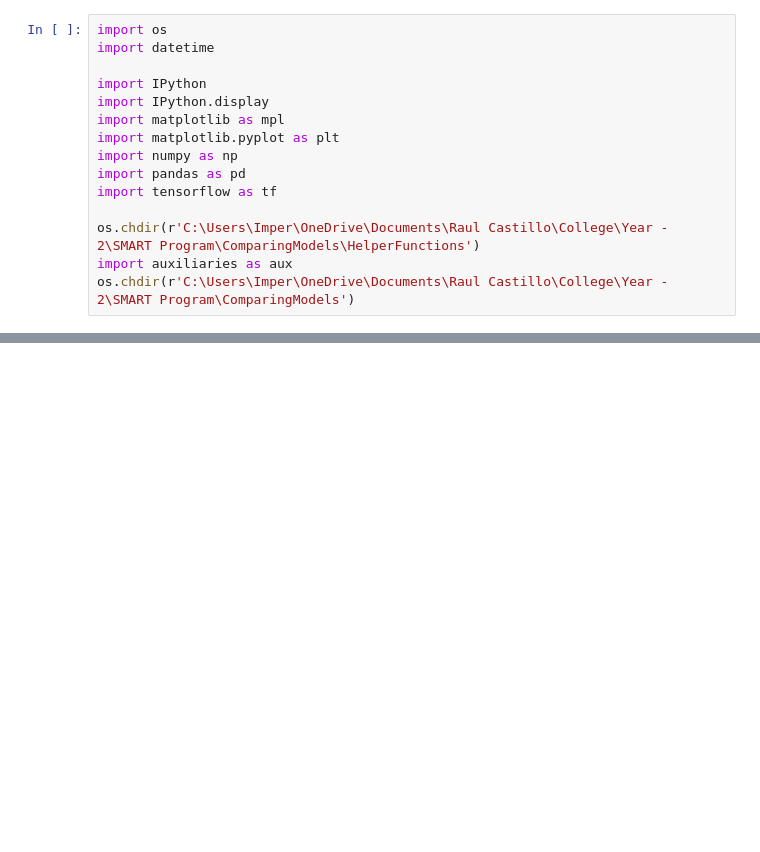
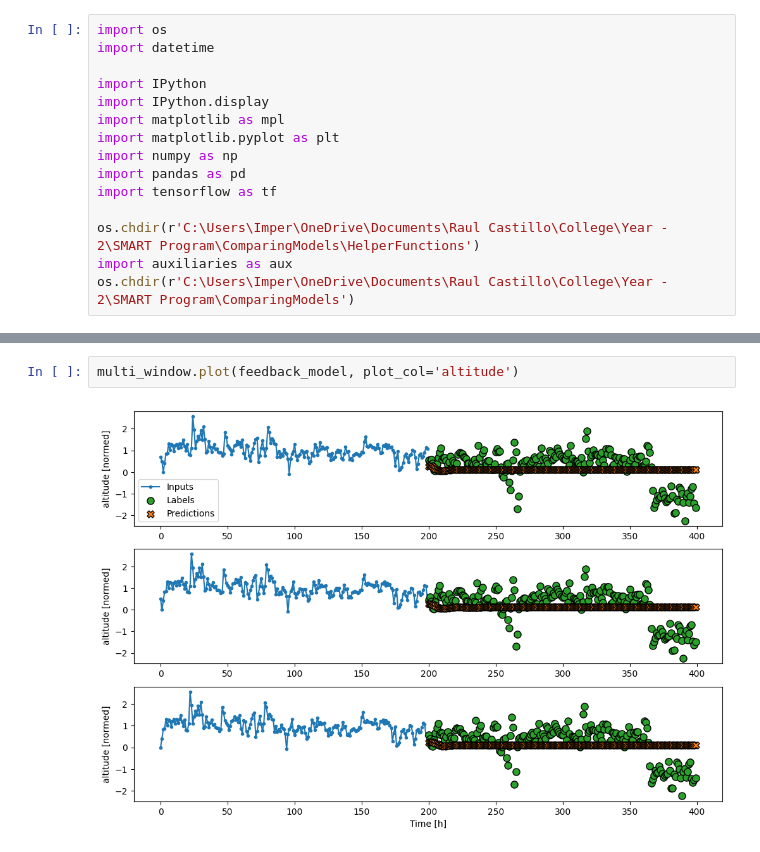
Before and after one commit to RaulCastillo547/TelepresentNature-ComparingModels, a Jupyter notebook: Model Creation/making_models.ipynb, the cells around one changed output, grey strips where cells are left out. Cells and saved outputs as stored; diff of their text form; blank space fills up the shorter version.

```diff
--- a/Model Creation/making_models.ipynb
+++ b/Model Creation/making_models.ipynb
@@ -104,0 +63,4 @@ array([[[-0.81841   ,  0.28224245,  1.6255527 , ...,  0.09874526,
+# %%
+multi_window.plot(feedback_model, plot_col='altitude')
+# %% [output]
+[figure, added]
```
Also changed, not shown: parts of 20 cells of this notebook, 27 other files.
